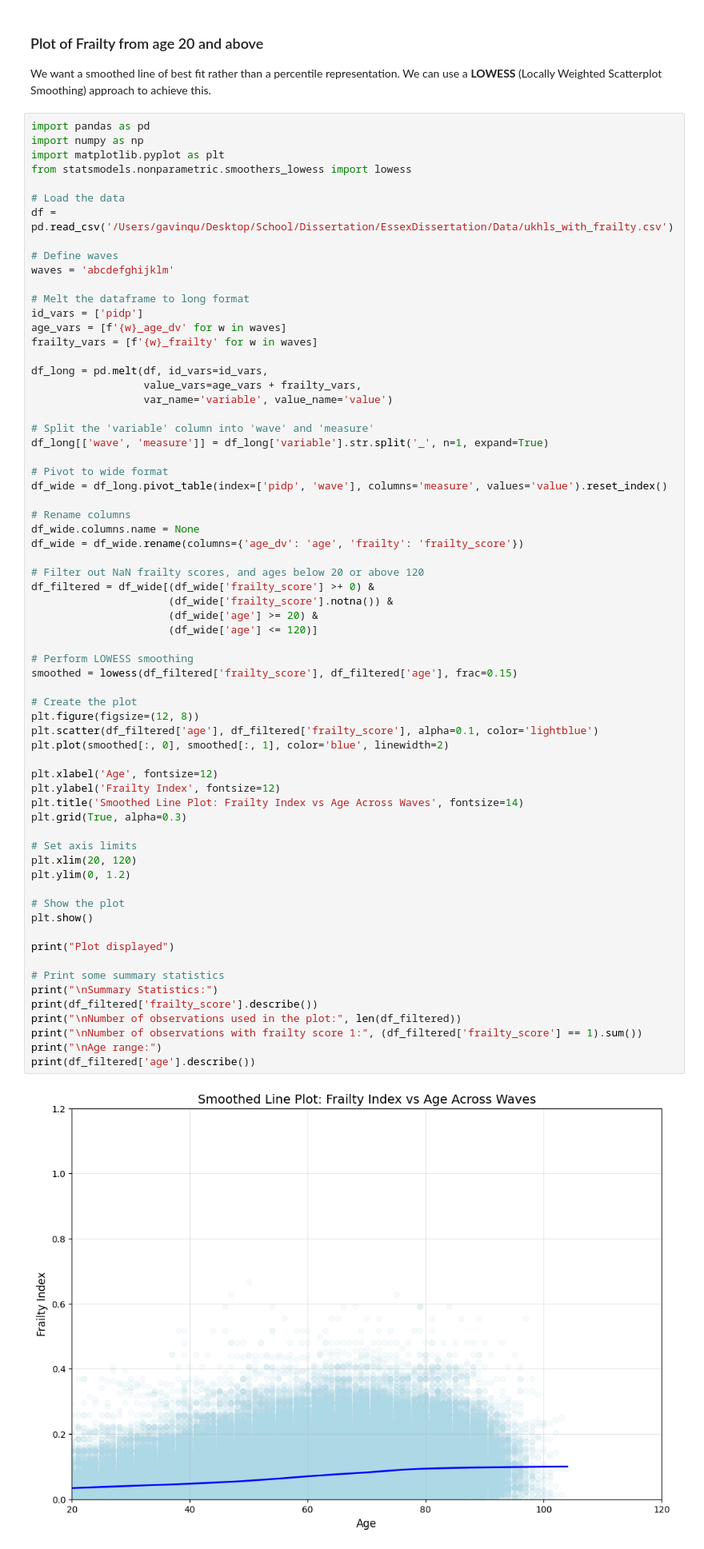
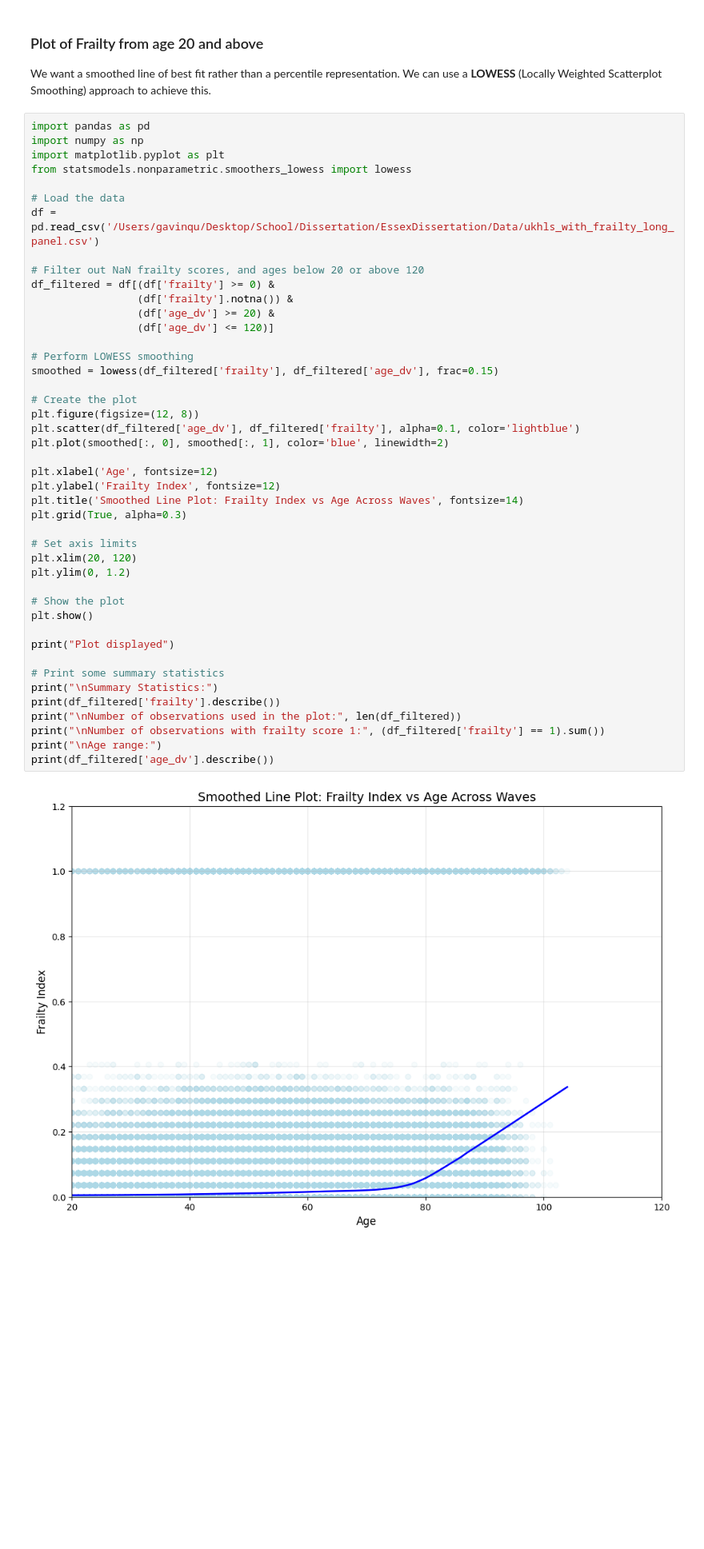
Before and after one commit to GJQu/EssexDissertation, a Jupyter notebook: frailty_july.ipynb, the cells around one changed output. Shown at 80% size. Drawn from its saved outputs; the diff is of its cells as text; blank space fills up the shorter version.

```diff
--- a/frailty_july.ipynb
+++ b/frailty_july.ipynb
@@ -288,67 +302,45 @@ import matplotlib.pyplot as plt
 from statsmodels.nonparametric.smoothers_lowess import lowess
 
 # Load the data
-df = pd.read_csv('/Users/gavinqu/Desktop/School/Dissertation/EssexDissertation/Data/ukhls_with_frailty.csv')
-
-# Define waves
-waves = 'abcdefghijklm'
-
-# Melt the dataframe to long format
-id_vars = ['pidp']
-age_vars = [f'{w}_age_dv' for w in waves]
-frailty_vars = [f'{w}_frailty' for w in waves]
-
-df_long = pd.melt(df, id_vars=id_vars,
-                  value_vars=age_vars + frailty_vars,
-                  var_name='variable', value_name='value')
-
-# Split the 'variable' column into 'wave' and 'measure'
-df_long[['wave', 'measure']] = df_long['variable'].str.split('_', n=1, expand=True)
-
-# Pivot to wide format
-df_wide = df_long.pivot_table(index=['pidp', 'wave'], columns='measure', values='value').reset_index()
-
-# Rename columns
-df_wide.columns.name = None
-df_wide = df_wide.rename(columns={'age_dv': 'age', 'frailty': 'frailty_score'})
+df = pd.read_csv('/Users/gavinqu/Desktop/School/Dissertation/EssexDissertation/Data/ukhls_with_frailty_long_panel.csv')
 
 # Filter out NaN frailty scores, and ages below 20 or above 120
-df_filtered = df_wide[(df_wide['frailty_score'] >+ 0) &
-                      (df_wide['frailty_score'].notna()) &
-                      (df_wide['age'] >= 20) &
-                      (df_wide['age'] <= 120)]
+df_filtered = df[(df['frailty'] >= 0) &
+                 (df['frailty'].notna()) &
+                 (df['age_dv'] >= 20) &
+                 (df['age_dv'] <= 120)]
 
 # Perform LOWESS smoothing
-smoothed = lowess(df_filtered['frailty_score'], df_filtered['age'], frac=0.15)
+smoothed = lowess(df_filtered['frailty'], df_filtered['age_dv'], frac=0.15)
 
 # Create the plot
 plt.figure(figsize=(12, 8))
-plt.scatter(df_filtered['age'], df_filtered['frailty_score'], alpha=0.1, color='lightblue')
+plt.scatter(df_filtered['age_dv'], df_filtered['frailty'], alpha=0.1, color='lightblue')
 plt.plot(smoothed[:, 0], smoothed[:, 1], color='blue', linewidth=2)
 
 plt.xlabel('Age', fontsize=12)
 plt.ylabel('Frailty Index', fontsize=12)
 plt.title('Smoothed Line Plot: Frailty Index vs Age Across Waves', fontsize=14)
 plt.grid(True, alpha=0.3)
 
 # Set axis limits
 plt.xlim(20, 120)
 plt.ylim(0, 1.2)
 
 # Show the plot
 plt.show()
 
 print("Plot displayed")
 
 # Print some summary statistics
 print("\nSummary Statistics:")
-print(df_filtered['frailty_score'].describe())
+print(df_filtered['frailty'].describe())
 print("\nNumber of observations used in the plot:", len(df_filtered))
-print("\nNumber of observations with frailty score 1:", (df_filtered['frailty_score'] == 1).sum())
+print("\nNumber of observations with frailty score 1:", (df_filtered['frailty'] == 1).sum())
 print("\nAge range:")
-print(df_filtered['age'].describe())
+print(df_filtered['age_dv'].describe())
 # %% [output]
-[figure, old version]
+[figure, new version]
 Plot displayed
 
 Summary Statistics:
```
Also changed, not shown: parts of 11 cells of this notebook, 2 other files.
